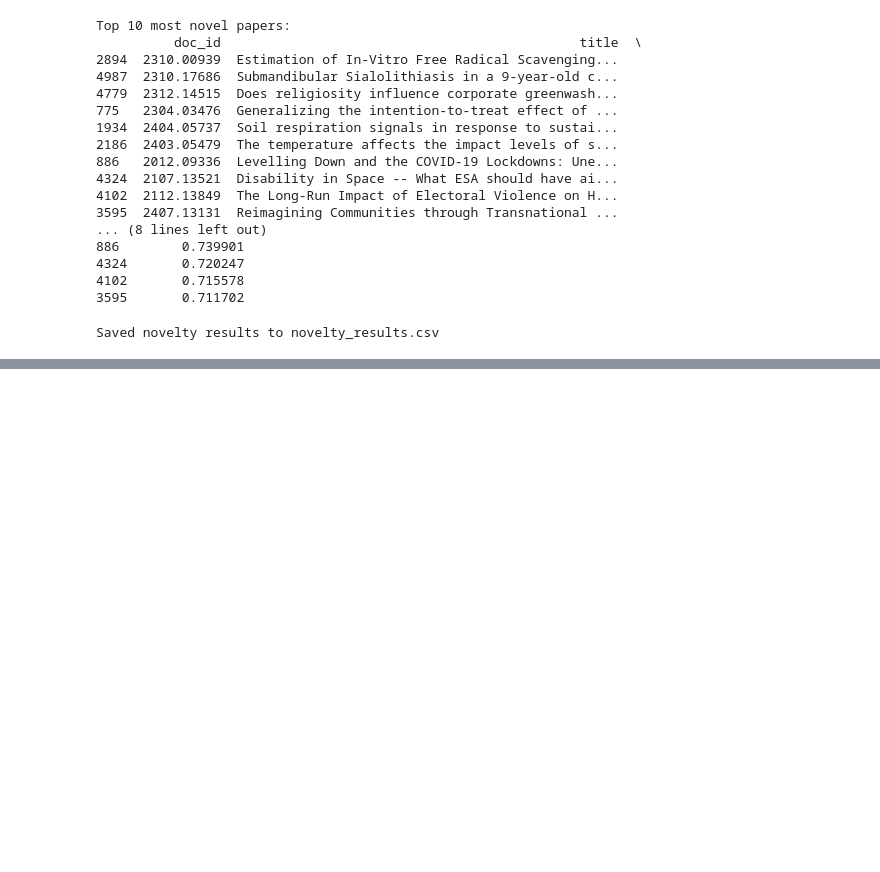
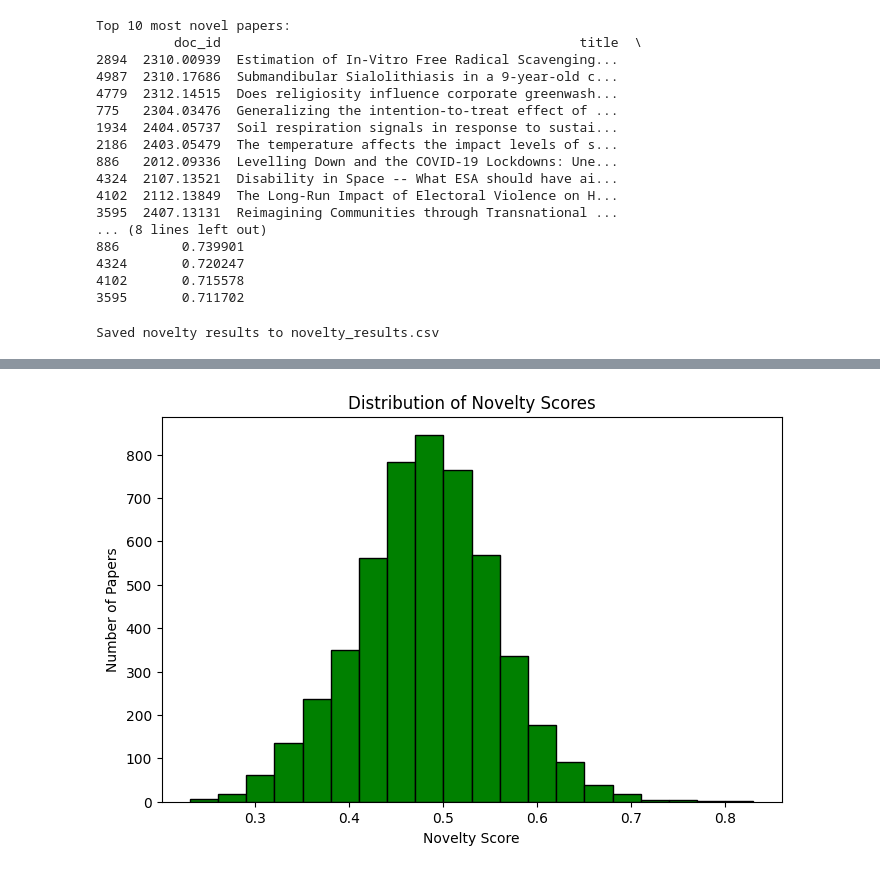
Before and after one commit to Lelouchlamperougexd/article_experiment, a Jupyter notebook: exper.ipynb, the cells around one changed output, grey strips where cells are left out. Cells and saved outputs as stored; diff of their text form; code cells hidden in the pictures; blank space fills up the shorter version.

```diff
--- a/exper.ipynb
+++ b/exper.ipynb
@@ -154,0 +167,11 @@ Saved novelty results to novelty_results.csv
+# %%
+import matplotlib.pyplot as plt
+
+plt.figure(figsize=(8, 5))
+plt.hist(novelty_df["novelty_score"], bins=20, color="green", edgecolor="black")
+plt.xlabel("Novelty Score")
+plt.ylabel("Number of Papers")
+plt.title("Distribution of Novelty Scores")
+plt.show()
+# %% [output]
+[figure, added]
```
Also changed, not shown: parts of 4 cells of this notebook.
